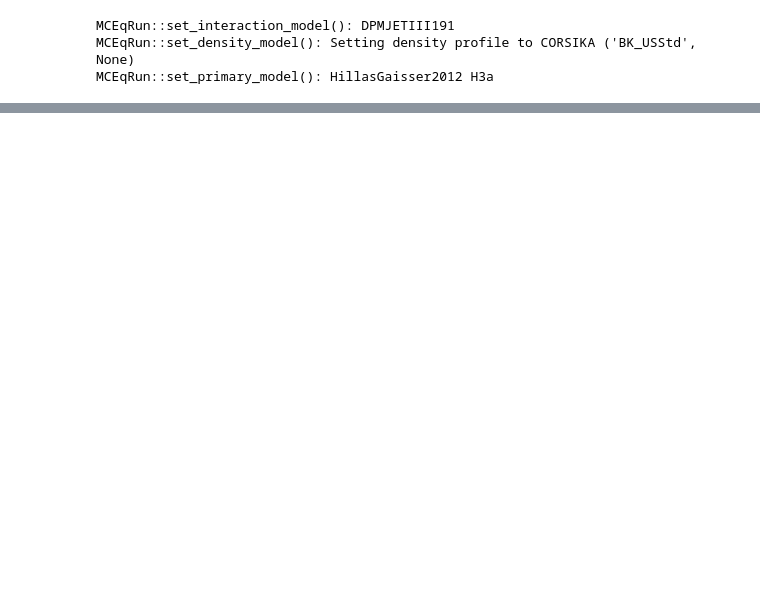
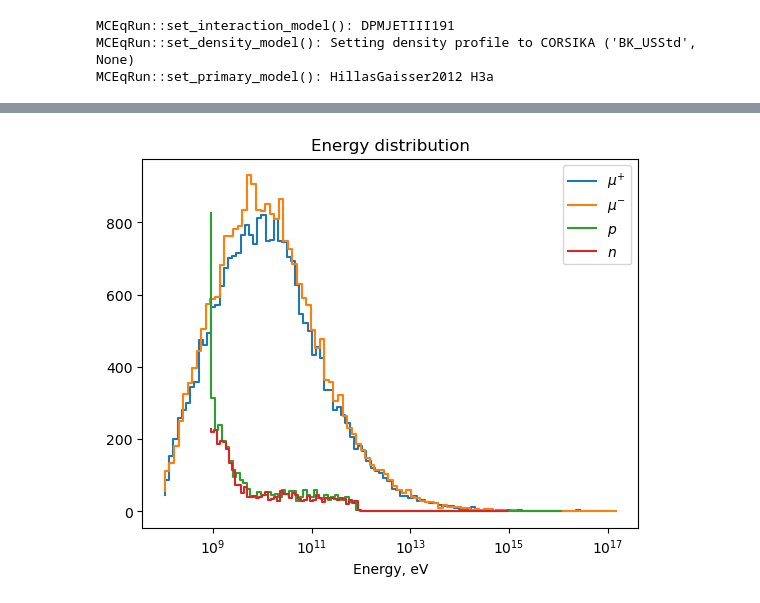
Before and after one commit to jncots/xmax_sigma, a Jupyter notebook: cascade_np/test_cas_driver.ipynb, the cells around one changed output, grey strips where cells are left out. Drawn from its saved outputs; the diff is of its cells as text; code cells hidden in the pictures; blank space fills up the shorter version.

```diff
--- a/cascade_np/test_cas_driver.ipynb
+++ b/cascade_np/test_cas_driver.ipynb
@@ -74,0 +87,4 @@ print(getattr(aa, "__len__", None))
+# %%
+cascade_analysis.plot_energy_list([-13, 13, 2212, 2112])
+# %% [output]
+[figure, added]
```
Also changed, not shown: parts of 10 cells of this notebook, 8 other files.
